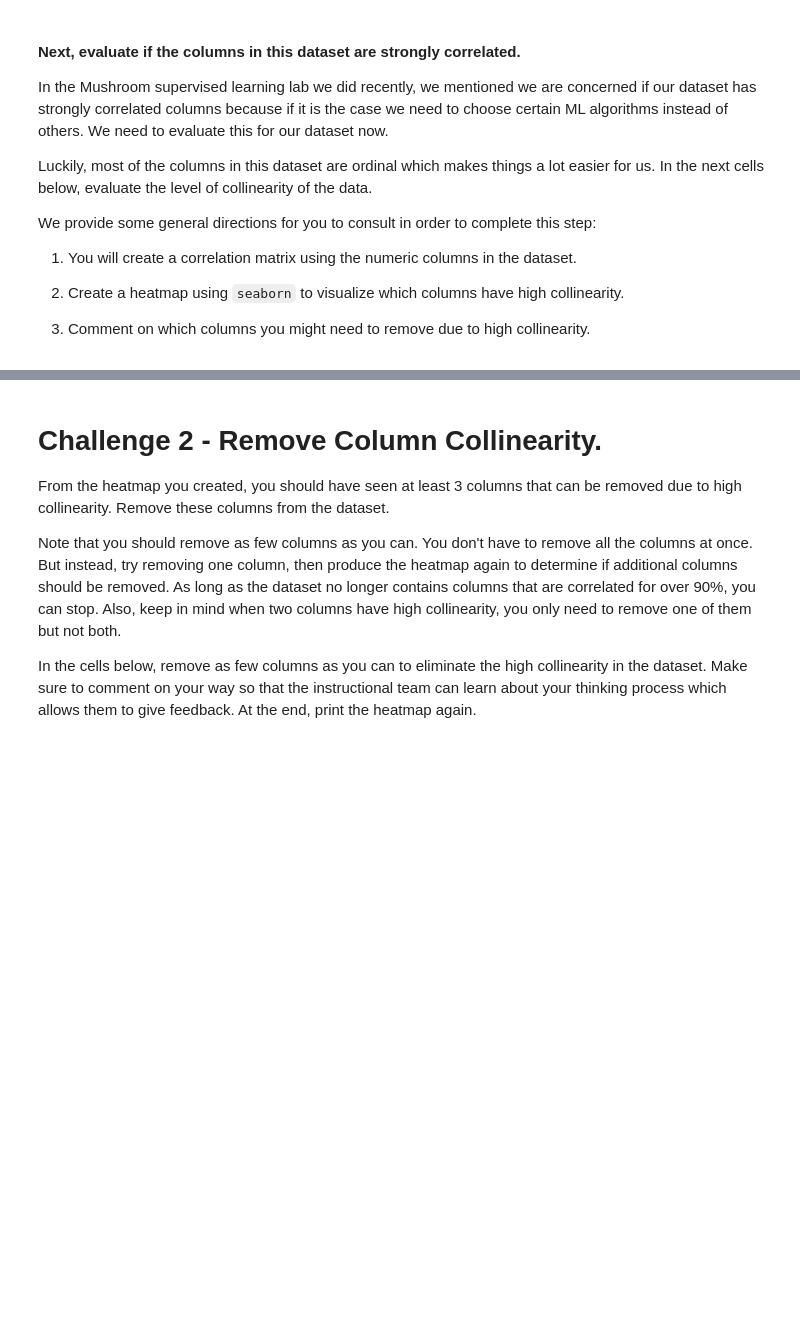
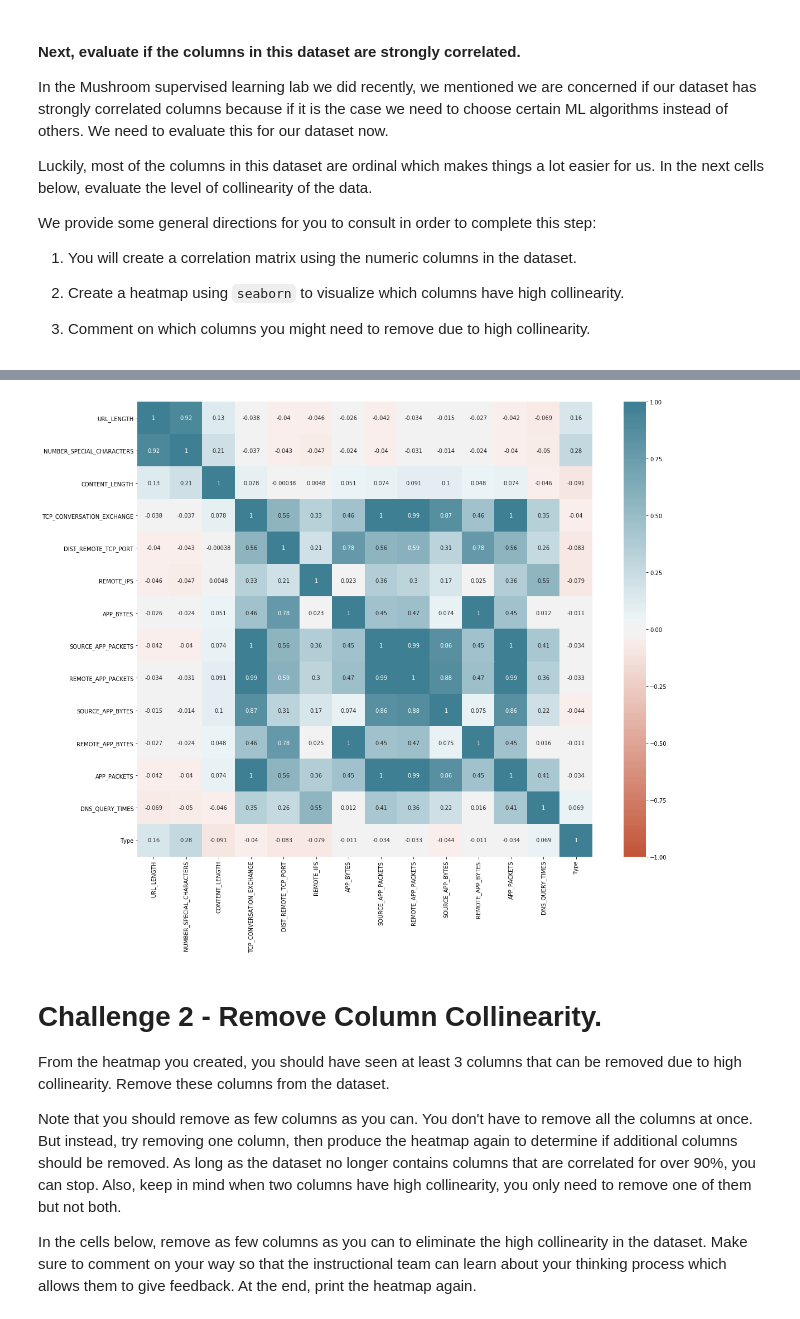
Before and after one commit to ta-data-lis/lab-supervised-learning, a Jupyter notebook: your-code/main.ipynb, the cells around one changed output, grey strips where cells are left out. Cells and saved outputs as stored; diff of their text form; code cells hidden in the pictures; blank space fills up the shorter version.

```diff
--- a/your-code/main.ipynb
+++ b/your-code/main.ipynb
@@ -56,0 +115,16 @@ We provide some general directions for you to consult in order to complete this
+# %%
+# Your code here
+import seaborn as sns
+import matplotlib.pyplot as plt
+
+# define the dataframe
+col = [ 'URL','URL_LENGTH', 'NUMBER_SPECIAL_CHARACTERS','CHARSET', 'SERVER',
+       'CONTENT_LENGTH', 'WHOIS_COUNTRY', 'WHOIS_STATEPRO', 'WHOIS_REGDATE',
+       'WHOIS_UPDATED_DATE',
+       'TCP_CONVERSATION_EXCHANGE',
+       'DIST_REMOTE_TCP_PORT', 'REMOTE_IPS', 'APP_BYTES', 'SOURCE_APP_PACKETS',
+       'REMOTE_APP_PACKETS', 'SOURCE_APP_BYTES', 'REMOTE_APP_BYTES',
+       'APP_PACKETS', 'DNS_QUERY_TIMES','Type']
+
+websites = websites[col]
+websites.corr()
@@ -56,0 +147,13 @@ We provide some general directions for you to consult in order to complete this
+# %%
+#define the size of the plot
+plt.subplots(figsize=(20,15))
+
+# define the heat map
+ax = sns.heatmap(
+    websites.corr(),
+    vmin=-1, vmax=1, center=0,
+    cmap=sns.diverging_palette(20, 220, n=200),
+    square=True,
+    annot = True)
+# %% [output]
+[figure, added]
```
Also changed, not shown: parts of 69 cells of this notebook.
